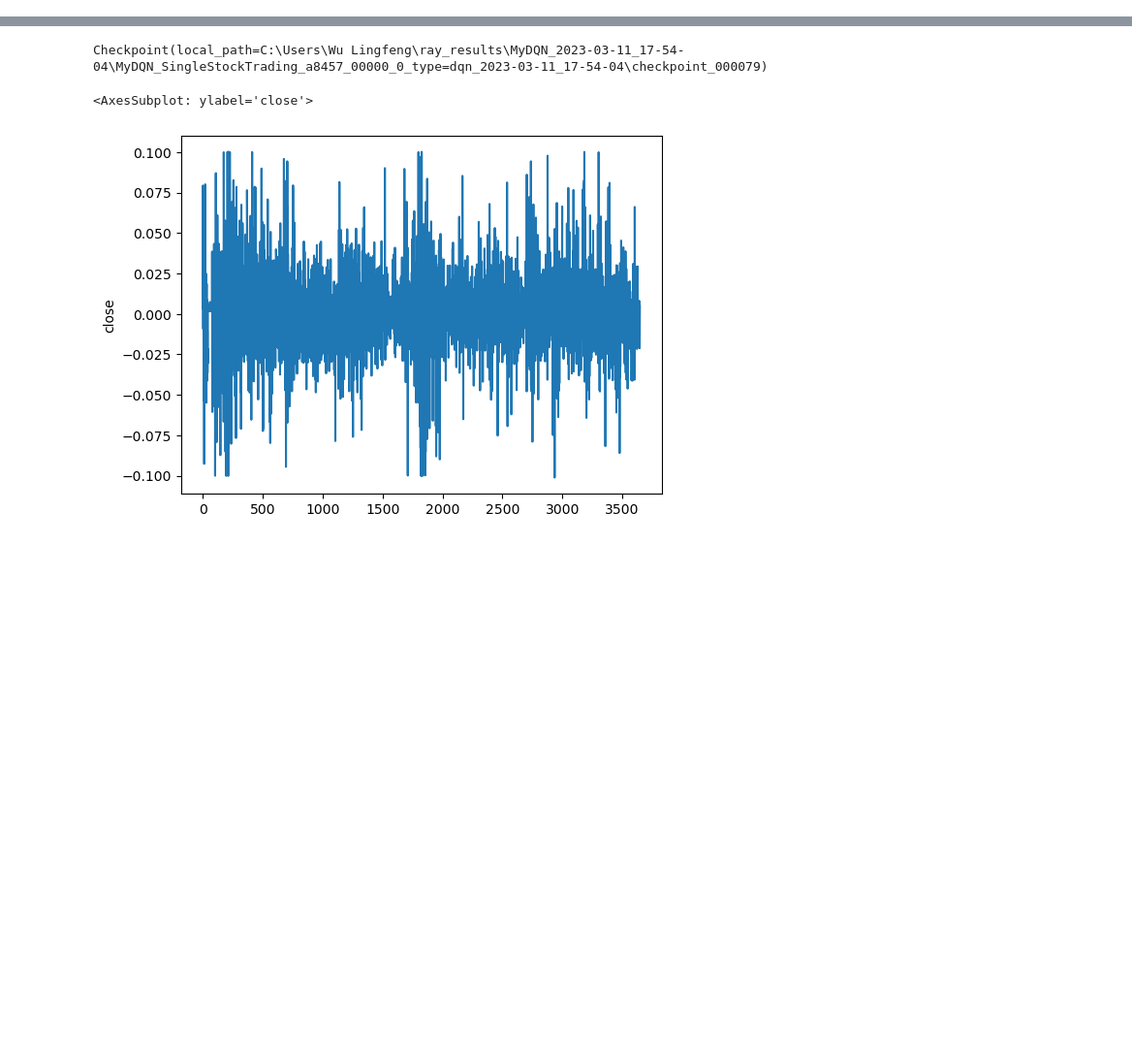
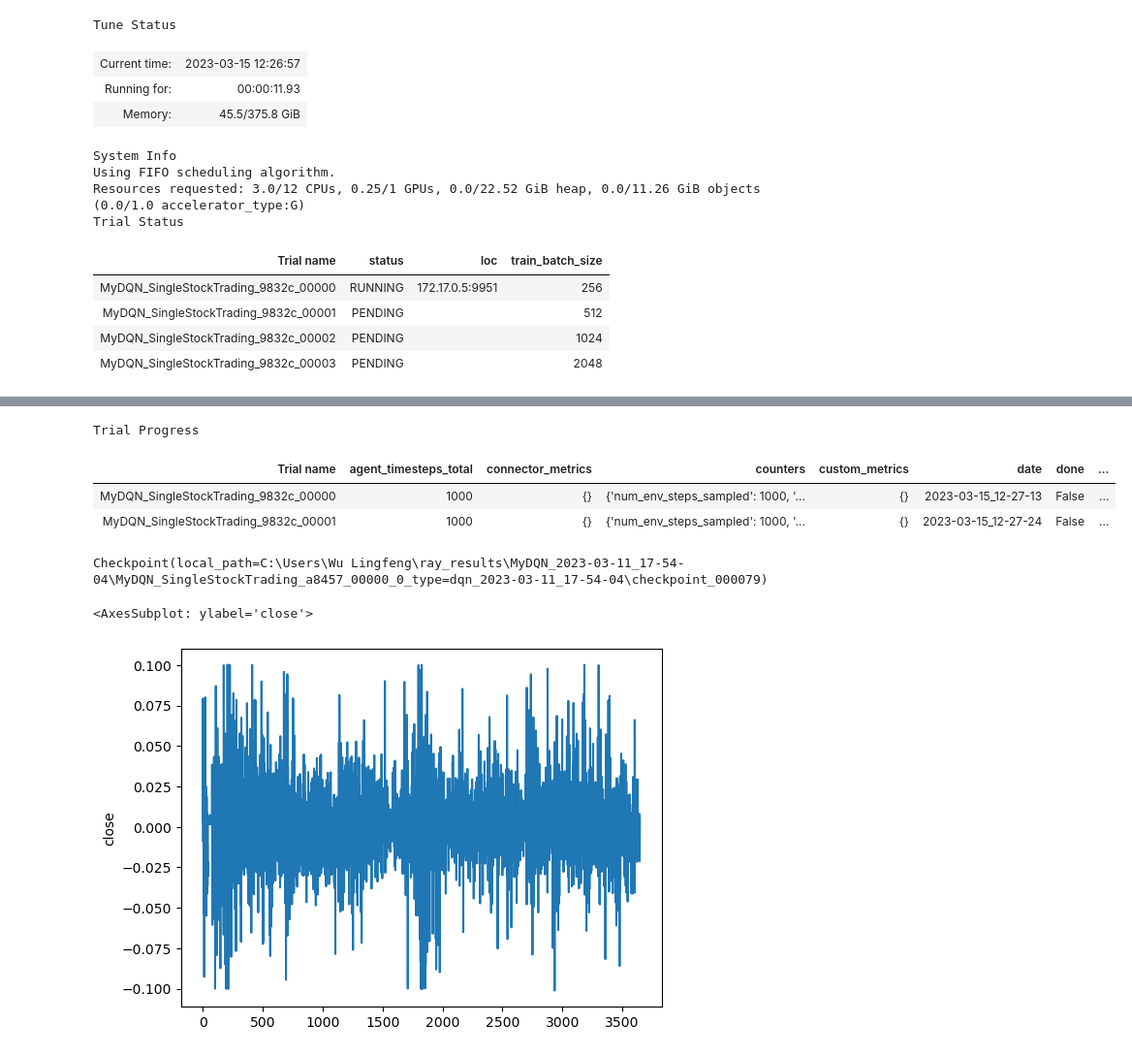
Before and after one commit to freedom5wind/StockTradingV2, a Jupyter notebook: single_stock_trading.ipynb, the cells around one changed output, grey strips where cells are left out. Shown at 97% size. Drawn from its saved outputs; the diff is of its cells as text; code cells hidden in the pictures; blank space fills up the shorter version.

```diff
--- a/single_stock_trading.ipynb
+++ b/single_stock_trading.ipynb
@@ -158,7 +158,7 @@ class MyCallbacks(DefaultCallbacks):
             # episode.hist_data["action_memory"] = env.action_memory
             # episode.hist_data["asset_memory"] = env.asset_memory
 
-        _plot = False
+        _plot = True
         if _plot:
             df = pd.DataFrame(
                 data={
@@ -203,21 +203,31 @@ class MyCallbacks(DefaultCallbacks):
 # %%
 param_space = {
     "framework": "torch",
-    "lr": tune.grid_search([5e-3, 5e-2]),
+    "lr": tune.grid_search([5e-4, 5e-3, 5e-2]),
 
     "env": "SingleStockTrading",
     "disable_env_checking": True,
     "env_config": {
         "df": dfs_train,
-        "num_df": 25,
+        "num_df": 24,
         #"seed": SEED,
         #"shuffle": True,
     },
 
-    "num_workers": 0,
     "num_gpus": 0.25,
-    "num_envs_per_worker": 10,
-    "num_cpus_per_worker": 5,
+    "num_rollout_workers": 3,
+    "num_envs_per_worker": 8,
+    # "num_cpus_for_local_worker": 3,
+    # "num_cpus_per_worker": 1,
+
+    "replay_buffer_config" = {
+        "type": "MultiAgentPrioritizedReplayBuffer",
+        "capacity": 500000,
+        "prioritized_replay_alpha": 0.6,
+        "prioritized_replay_beta": 0.4,
+        "prioritized_replay_eps": 1e-6,
+        "replay_sequence_length": 1,
+    }
 
     "model": {
         "custom_model_config": {
@@ -233,8 +243,8 @@ param_space = {
         }
     },
     #"seed": 114,
-    "training_intensity": 25, # 25
-    "train_batch_size": 512,
+    #"training_intensity": 25, # 25
+    "train_batch_size": tune.grid_search([256, 512, 1024, 2048]),
     #"min_sample_timesteps_per_iteration": 64,
     "min_train_timesteps_per_iteration": 64,
 
@@ -242,7 +252,7 @@ param_space = {
             "type": "EpsilonGreedy",
             "initial_epsilon": 1.0,
             "final_epsilon": 0.02,
-            "epsilon_timesteps": 10000,
+            "epsilon_timesteps": 100000,
     },
     "callbacks": MyCallbacks,
 
@@ -264,8 +274,7 @@ tuner = tune.Tuner(
     param_space=param_space,
     tune_config=tune.TuneConfig(num_samples=1),
     run_config=air.RunConfig(
-        name="MyDQN_25dfs_multienv_study_on_batch_size",
-        progress_reporter=JupyterNotebookReporter(),
+        name="MyDQN_25dfs_multienv_study_on_batch_size_and_lr",
         stop={
             "episode_reward_mean": 10,
             "timesteps_total": 2500000,
@@ -274,3 +283,17 @@ tuner = tune.Tuner(
     )
 )
 results = tuner.fit()
+# %% [output]
+Tune Status
+| Current time: | 2023-03-15 12:26:57 |
+| Running for: | 00:00:11.93 |
+| Memory: | 45.5/375.8 GiB |
+System Info
+Using FIFO scheduling algorithm.
+Resources requested: 3.0/12 CPUs, 0.25/1 GPUs, 0.0/22.52 GiB heap, 0.0/11.26 GiB objects (0.0/1.0 accelerator_type:G)
+Trial Status
+| Trial name | status | loc | train_batch_size |
+| MyDQN_SingleStockTrading_9832c_00000 | RUNNING | 172.17.0.5:9951 | 256 |
+| MyDQN_SingleStockTrading_9832c_00001 | PENDING |  | 512 |
+| MyDQN_SingleStockTrading_9832c_00002 | PENDING |  | 1024 |
+| MyDQN_SingleStockTrading_9832c_00003 | PENDING |  | 2048 |
@@ -277,3 +314,7 @@ results = tuner.fit()
+Trial Progress
+| Trial name | agent_timesteps_total | connector_metrics | counters | custom_metrics | date | done | ... |
+| MyDQN_SingleStockTrading_9832c_00000 | 1000 | {} | {'num_env_steps_sampled': 1000, '... | {} | 2023-03-15_12-27-13 | False | ... |
+| MyDQN_SingleStockTrading_9832c_00001 | 1000 | {} | {'num_env_steps_sampled': 1000, '... | {} | 2023-03-15_12-27-24 | False | ... |
 # %%
 results[0].checkpoint
 # %% [output]
```
Also changed, not shown: parts of 3 cells of this notebook, 6 other files.
